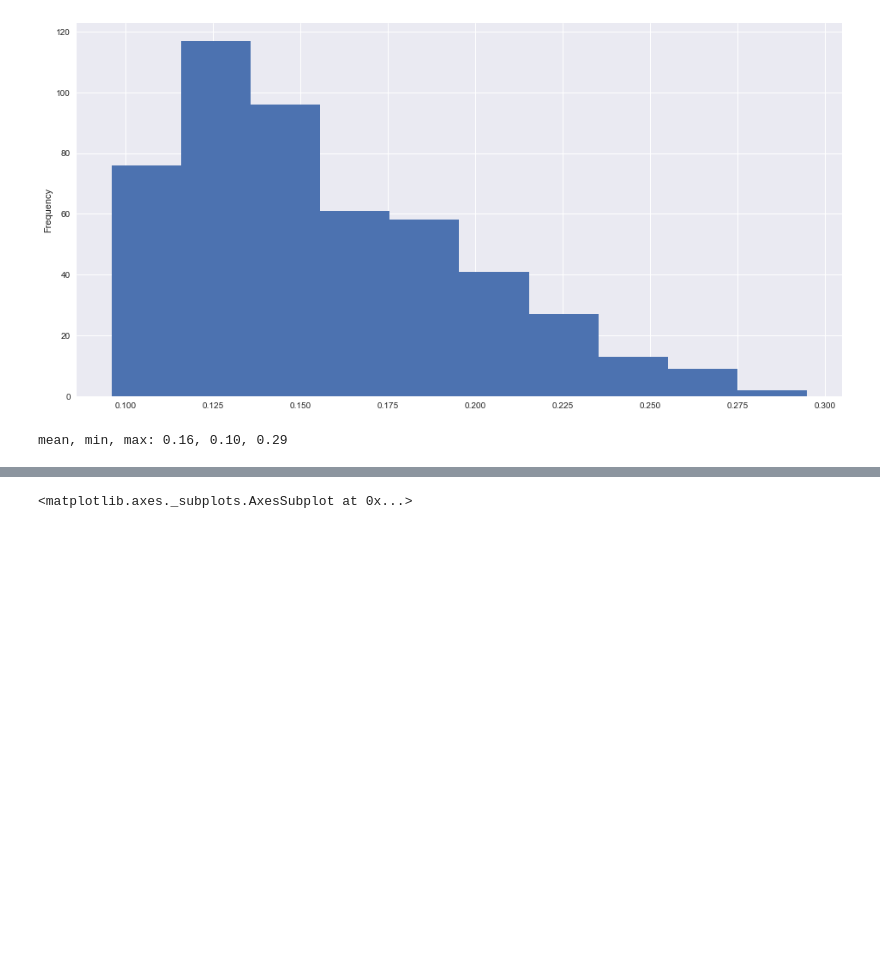
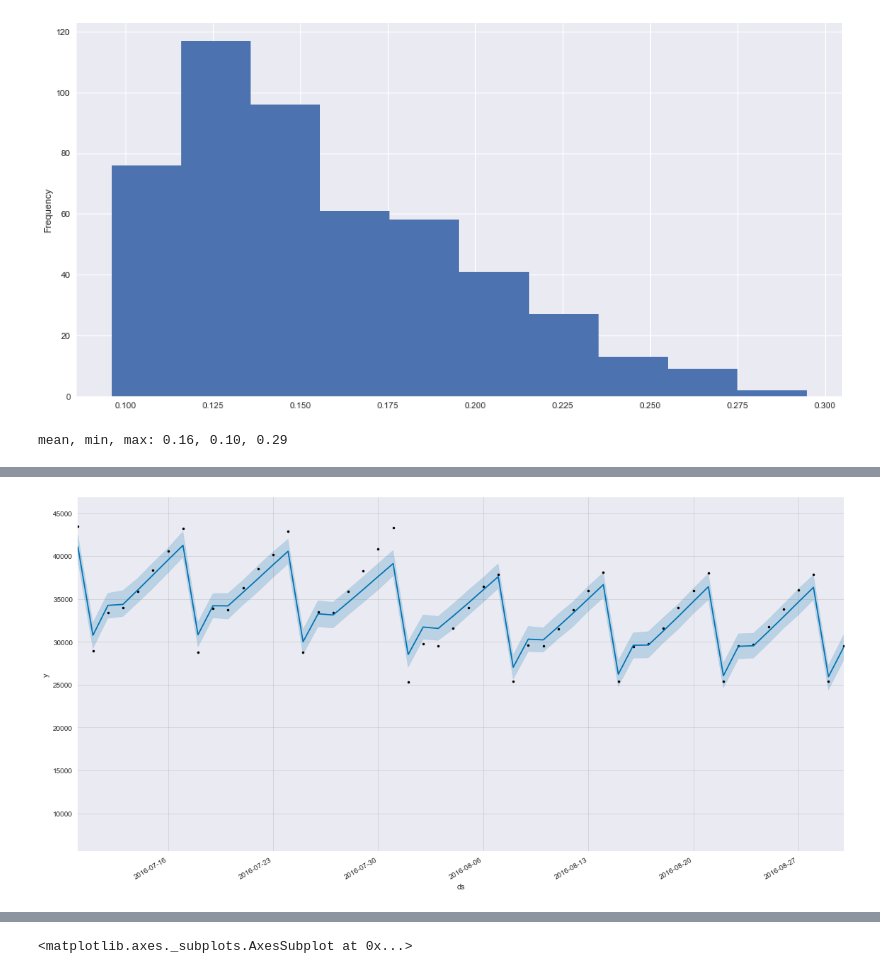
Before and after one commit to mangano/forecasting, a Jupyter notebook: store_item_demand.ipynb, the cells around one changed output, grey strips where cells are left out. Cells and saved outputs as stored; diff of their text form; code cells hidden in the pictures; blank space fills up the shorter version.

```diff
--- a/store_item_demand.ipynb
+++ b/store_item_demand.ipynb
@@ -155,0 +250,7 @@ perc_tot_mean = df_perc_tot.mean()
+# %%
+fig, ax = plt.subplots()
+fig.autofmt_xdate()
+ax.set_xlim([date(2016, 7, 10), date(2016, 8, 30)])
+fig1 = m.plot(df_forecast, ax)
+# %% [output]
+[figure, added]
```
Also changed, not shown: parts of 36 cells of this notebook, 1 other file.
